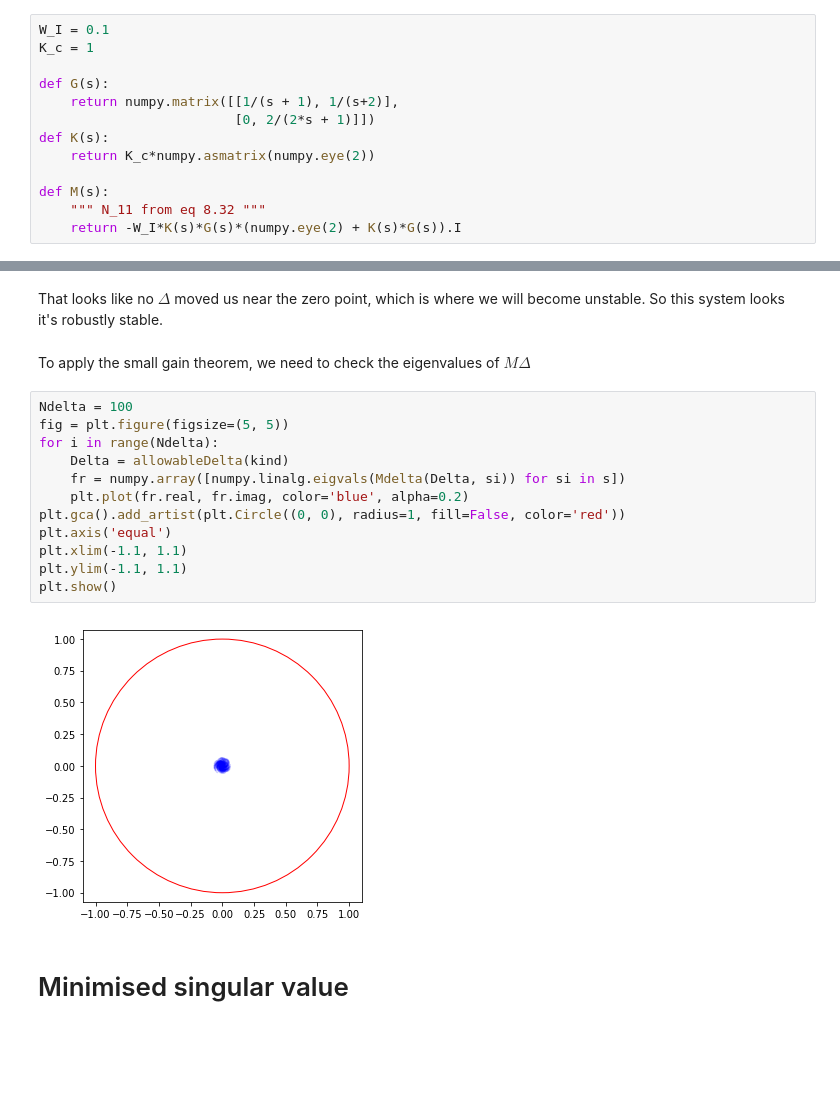
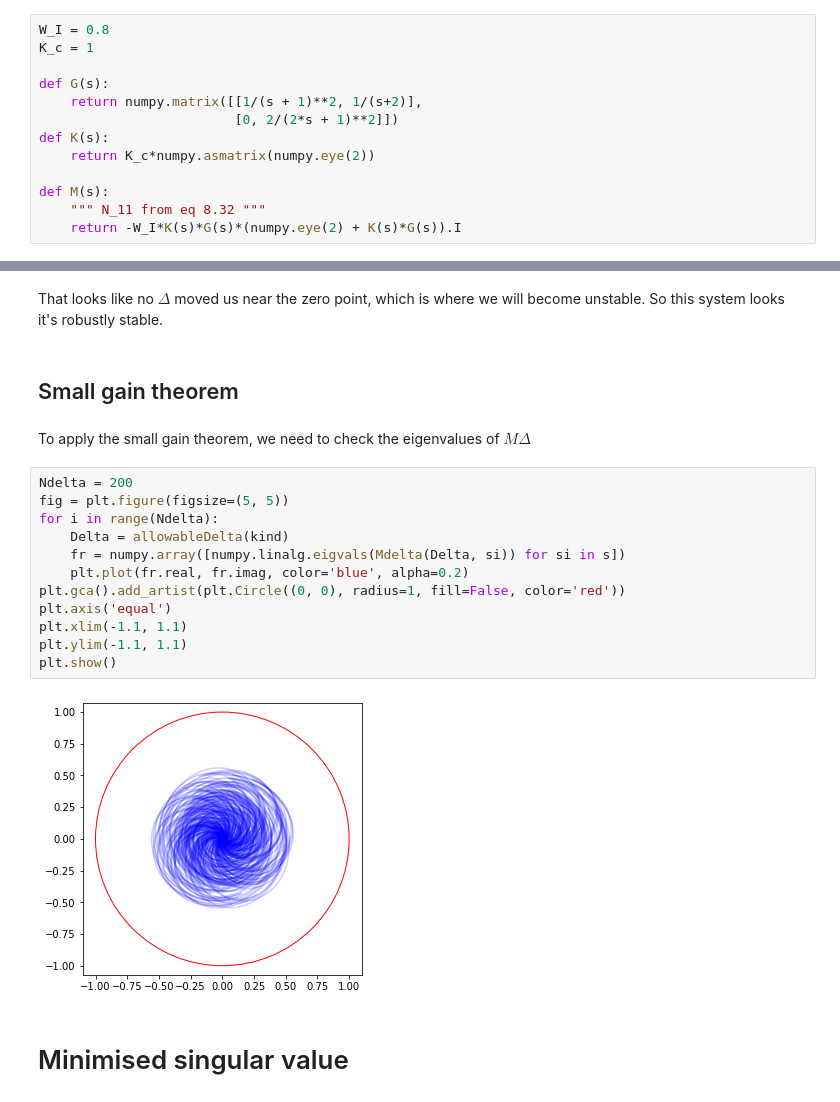
Before and after one commit to alchemyst/Skogestad-Python, a Jupyter notebook: notebooks/Robust stability.ipynb, the cells around one changed output, grey strips where cells are left out. Drawn from its saved outputs; the diff is of its cells as text; blank space fills up the shorter version.

```diff
--- a/notebooks/Robust stability.ipynb
+++ b/notebooks/Robust stability.ipynb
@@ -8,12 +9,12 @@ import matplotlib.pyplot as plt
 # %% [markdown]
 We will build a simple non-diagonal system with a diagonal proportional controller
 # %%
-W_I = 0.1
+W_I = 0.8
 K_c = 1
 
 def G(s):
-    return numpy.matrix([[1/(s + 1), 1/(s+2)],
-                         [0, 2/(2*s + 1)]])
+    return numpy.matrix([[1/(s + 1)**2, 1/(s+2)],
+                         [0, 2/(2*s + 1)**2]])
 def K(s):
     return K_c*numpy.asmatrix(numpy.eye(2))
 
@@ -101,21 +102,23 @@ plt.show()
 # %% [markdown]
 That looks like no $\Delta$ moved us near the zero point, which is where we will become unstable. So this system looks it's robustly stable.
+# %% [markdown]
+## Small gain theorem
 # %% [markdown]
 To apply the small gain theorem, we need to check the eigenvalues of $M\Delta$
 # %%
-Ndelta = 100
+Ndelta = 200
 fig = plt.figure(figsize=(5, 5))
 for i in range(Ndelta):
     Delta = allowableDelta(kind)
     fr = numpy.array([numpy.linalg.eigvals(Mdelta(Delta, si)) for si in s])
     plt.plot(fr.real, fr.imag, color='blue', alpha=0.2)
 plt.gca().add_artist(plt.Circle((0, 0), radius=1, fill=False, color='red'))
 plt.axis('equal')
 plt.xlim(-1.1, 1.1)
 plt.ylim(-1.1, 1.1)
 plt.show()
 # %% [output]
-[figure, old version]
+[figure, new version]
 # %% [markdown]
 # Minimised singular value
 # %% [markdown]
```
Also changed, not shown: parts of 10 cells of this notebook, 3 other files.
